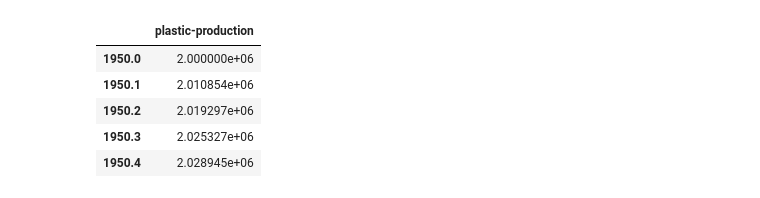
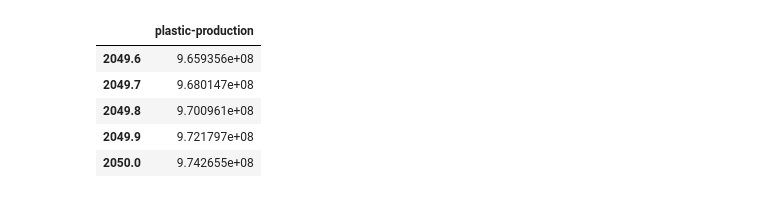
Before and after one commit to JosephBARBIERDARNAL/misc-dataviz, a Jupyter notebook: plastic-pollution/code.ipynb, the cells around one changed output. Cells and saved outputs as stored; diff of their text form; code cells hidden in the pictures.

Commit message:
update evol matplotlib

```diff
--- a/plastic-pollution/code.ipynb
+++ b/plastic-pollution/code.ipynb
@@ -5,6 +5,8 @@ import numpy as np
 import matplotlib.pyplot as plt
 import textwrap
 import math
+from PIL import Image, ImageSequence
+from matplotlib.ticker import FormatStrFormatter
 from matplotlib.animation import FuncAnimation
 from matplotlib.patches import FancyArrowPatch
 from sklearn.linear_model import LinearRegression
@@ -23,36 +25,36 @@ df = df.set_index('Year')
 df.sort_values(by='Year', inplace=True)
 df.drop(['Entity', 'Code'], axis=1, inplace=True)
 
 # add value for missing year 1974
 df.loc[1974] = (df.loc[1973].values + df.loc[1975].values) / 2
 
 # predict value with fitting for 2020 up to 2050
 X = df.index.values.reshape(-1, 1)
 y = df['plastic-production'].values
 model = make_pipeline(PolynomialFeatures(2), LinearRegression())
 model.fit(X, y)
 X_pred = np.arange(2020, 2051).reshape(-1, 1)
 y_pred = model.predict(X_pred)
 df_pred = pd.DataFrame(y_pred, index=X_pred.flatten(), columns=['plastic-production'])
 df = pd.concat([df, df_pred])
 
 # interpolation
 if interpolate:
    multiple = interpolate_factor
    new_index = np.linspace(df.index.min(), df.index.max(), len(df) * multiple-(multiple-1))
    df = df.reindex(new_index).interpolate(method='polynomial', order=2)
    df.reset_index(inplace=True)
    df['Year'] = df['index'].astype(int)
    df.index = df['Year']
    df.drop(columns=['index', 'Year'], inplace=True)
    df.index = new_index
 
 df.sort_index(inplace=True)
-df.head(5)
+df.tail()
 # %% [output]
 |  | plastic-production |
-| 1950.0 | 2.000000e+06 |
-| 1950.1 | 2.010854e+06 |
-| 1950.2 | 2.019297e+06 |
-| 1950.3 | 2.025327e+06 |
-| 1950.4 | 2.028945e+06 |
+| 2049.6 | 9.659356e+08 |
+| 2049.7 | 9.680147e+08 |
+| 2049.8 | 9.700961e+08 |
+| 2049.9 | 9.721797e+08 |
+| 2050.0 | 9.742655e+08 |
```
Also changed, not shown: parts of 4 cells of this notebook, 3 other files.
